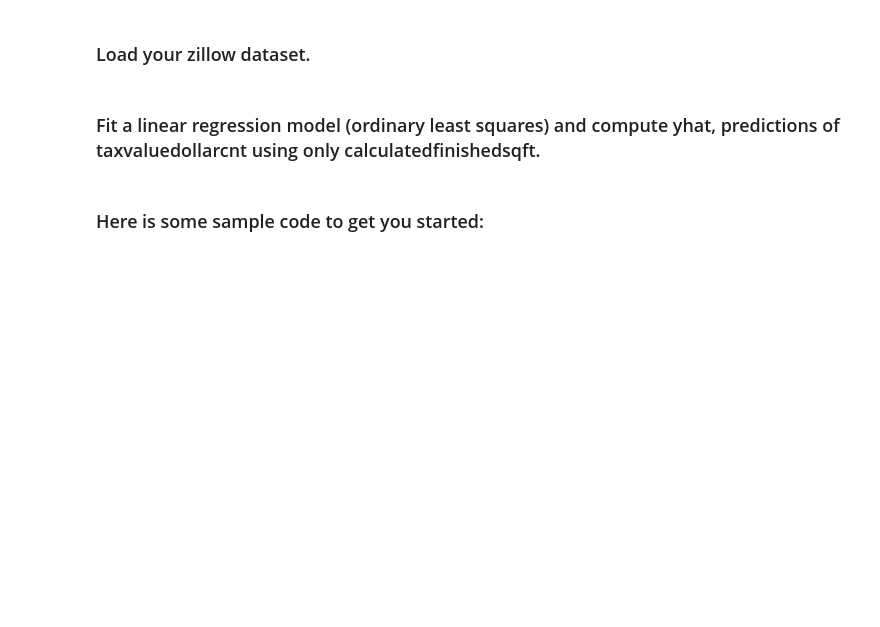
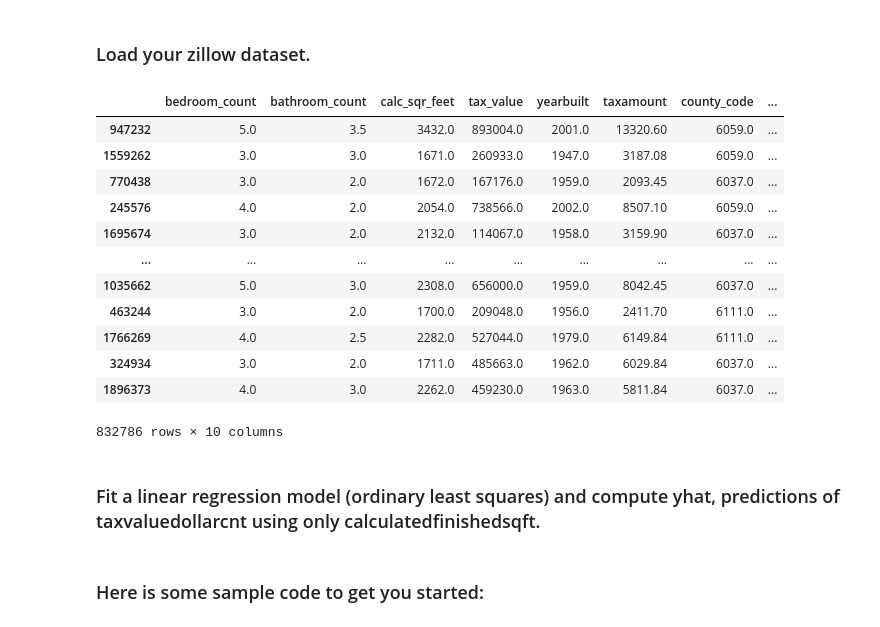
Before and after one commit to JonathanTWare/regression-exercises, a Jupyter notebook: evaluate.ipynb, the cells around one changed output. Drawn from its saved outputs; the diff is of its cells as text; code cells hidden in the pictures; blank space fills up the shorter version.

```diff
--- a/evaluate.ipynb
+++ b/evaluate.ipynb
@@ -1,2 +12,20 @@
 # %% [markdown]
 ### Load your zillow dataset.
+# %%
+train, validate, test = wrangle.wrangle_zillow()
+# %%
+train
+# %% [output]
+|  | bedroom_count | bathroom_count | calc_sqr_feet | tax_value | yearbuilt | taxamount | county_code | ... |
+| 947232 | 5.0 | 3.5 | 3432.0 | 893004.0 | 2001.0 | 13320.60 | 6059.0 | ... |
+| 1559262 | 3.0 | 3.0 | 1671.0 | 260933.0 | 1947.0 | 3187.08 | 6059.0 | ... |
+| 770438 | 3.0 | 2.0 | 1672.0 | 167176.0 | 1959.0 | 2093.45 | 6037.0 | ... |
+| 245576 | 4.0 | 2.0 | 2054.0 | 738566.0 | 2002.0 | 8507.10 | 6059.0 | ... |
+| 1695674 | 3.0 | 2.0 | 2132.0 | 114067.0 | 1958.0 | 3159.90 | 6037.0 | ... |
+| ... | ... | ... | ... | ... | ... | ... | ... | ... |
+| 1035662 | 5.0 | 3.0 | 2308.0 | 656000.0 | 1959.0 | 8042.45 | 6037.0 | ... |
+| 463244 | 3.0 | 2.0 | 1700.0 | 209048.0 | 1956.0 | 2411.70 | 6111.0 | ... |
+| 1766269 | 4.0 | 2.5 | 2282.0 | 527044.0 | 1979.0 | 6149.84 | 6111.0 | ... |
+| 324934 | 3.0 | 2.0 | 1711.0 | 485663.0 | 1962.0 | 6029.84 | 6037.0 | ... |
+| 1896373 | 4.0 | 3.0 | 2262.0 | 459230.0 | 1963.0 | 5811.84 | 6037.0 | ... |
+832786 rows × 10 columns
```
Also changed, not shown: parts of 19 cells of this notebook, 2 other files.
